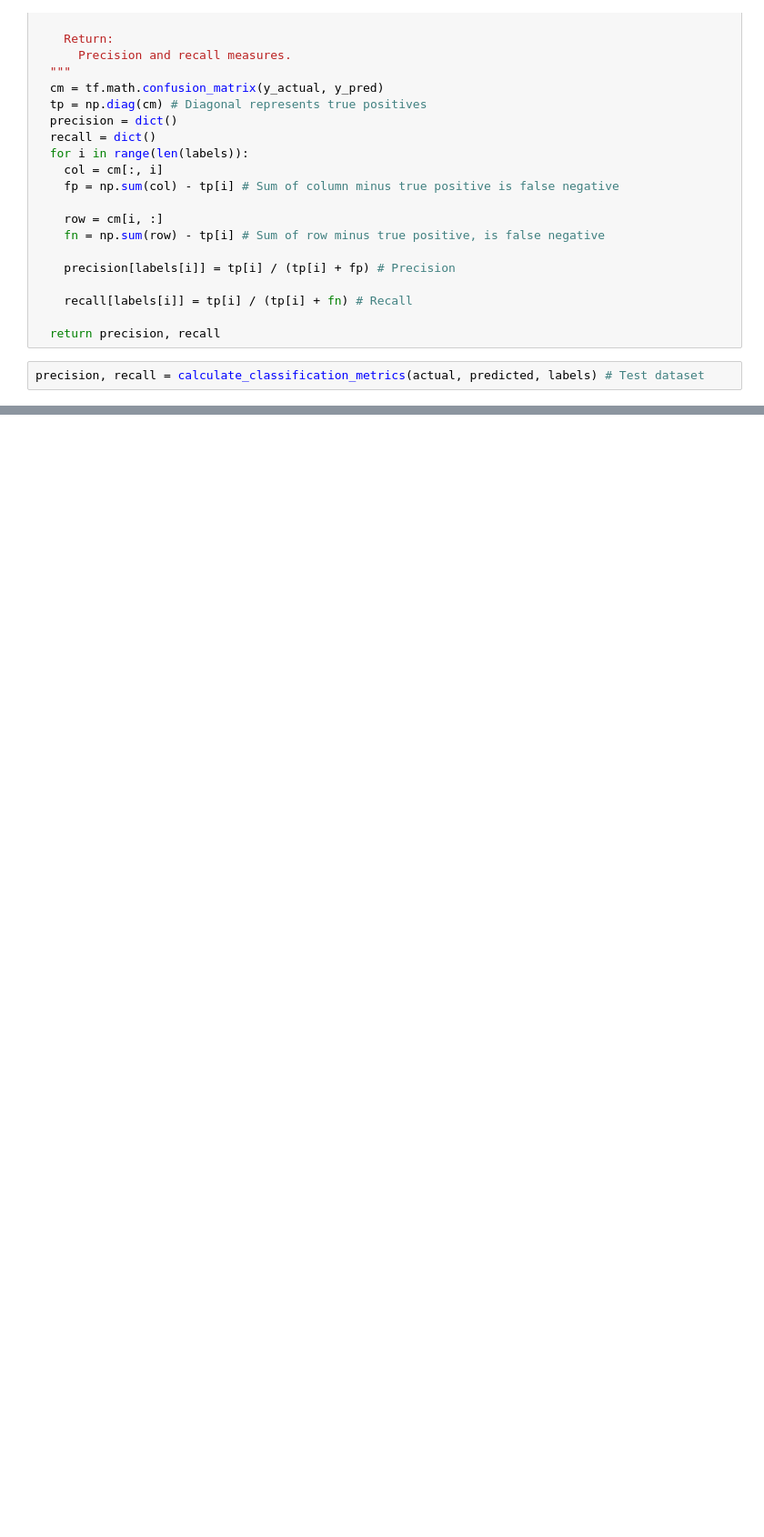
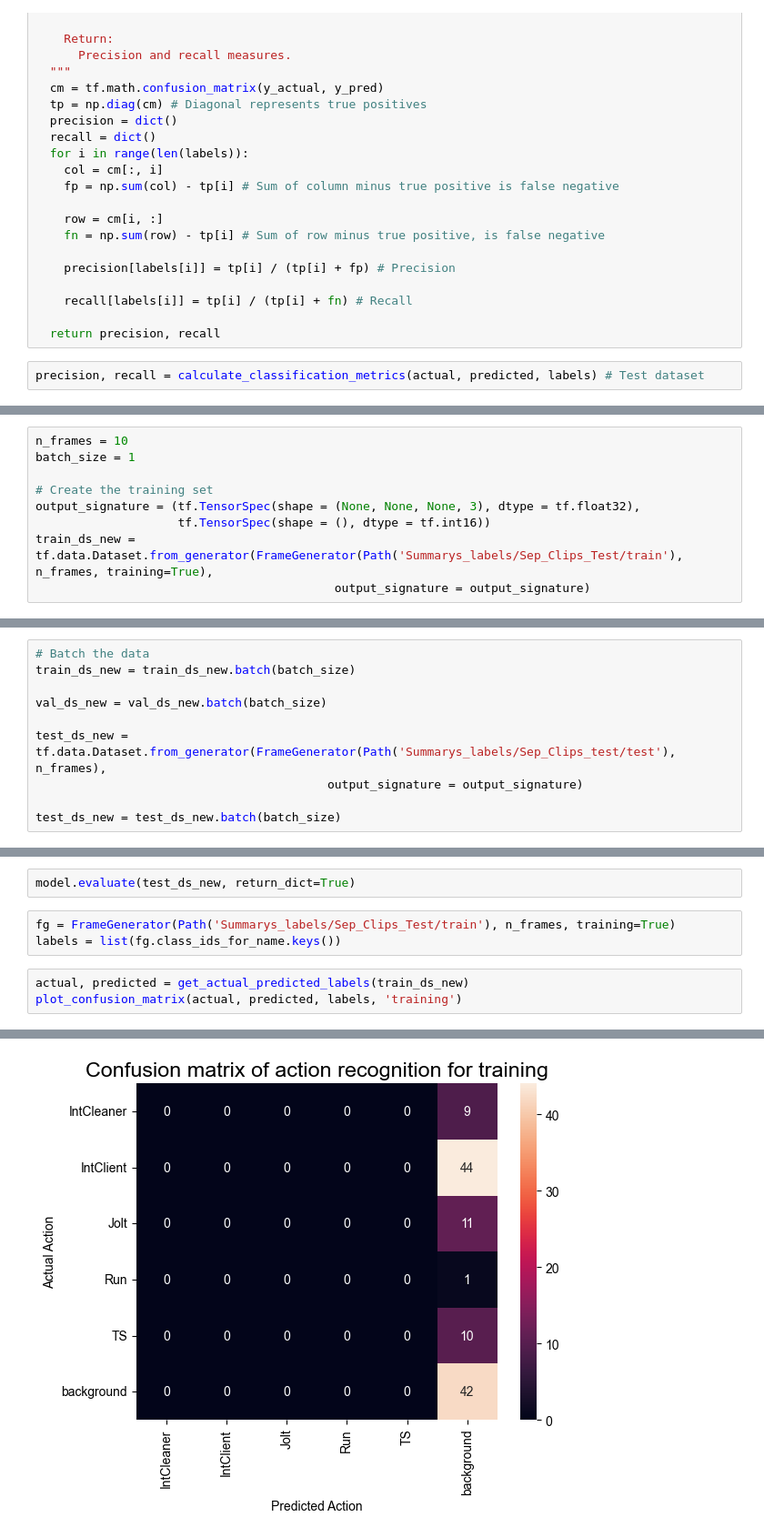
Before and after one commit to WIbigdog/CleaningBehaviourQuantifier, a Jupyter notebook: Video Classification - tut.ipynb, the cells around one changed output, grey strips where cells are left out. Shown at 91% size. Saved outputs shown, nothing was run; the diff lists cells and outputs as text; blank space fills up the shorter version.

```diff
--- a/Video Classification - tut.ipynb
+++ b/Video Classification - tut.ipynb
@@ -451,0 +670,9 @@ recall
+# %%
+n_frames = 10
+batch_size = 1
+
+# Create the training set
+output_signature = (tf.TensorSpec(shape = (None, None, None, 3), dtype = tf.float32),
+                    tf.TensorSpec(shape = (), dtype = tf.int16))
+train_ds_new = tf.data.Dataset.from_generator(FrameGenerator(Path('Summarys_labels/Sep_Clips_Test/train'), n_frames, training=True),
+                                          output_signature = output_signature)
@@ -451,0 +683,10 @@ recall
+# %%
+# Batch the data
+train_ds_new = train_ds_new.batch(batch_size)
+
+val_ds_new = val_ds_new.batch(batch_size)
+
+test_ds_new = tf.data.Dataset.from_generator(FrameGenerator(Path('Summarys_labels/Sep_Clips_test/test'), n_frames),
+                                         output_signature = output_signature)
+
+test_ds_new = test_ds_new.batch(batch_size)
@@ -451,0 +729,9 @@ recall
+# %%
+model.evaluate(test_ds_new, return_dict=True)
+# %%
+fg = FrameGenerator(Path('Summarys_labels/Sep_Clips_Test/train'), n_frames, training=True)
+labels = list(fg.class_ids_for_name.keys())
+# %%
+actual, predicted = get_actual_predicted_labels(train_ds_new)
+plot_confusion_matrix(actual, predicted, labels, 'training')
+# %% [output]
@@ -451,0 +739 @@ recall
+[figure, added]
```
Also changed, not shown: parts of 47 cells of this notebook.
